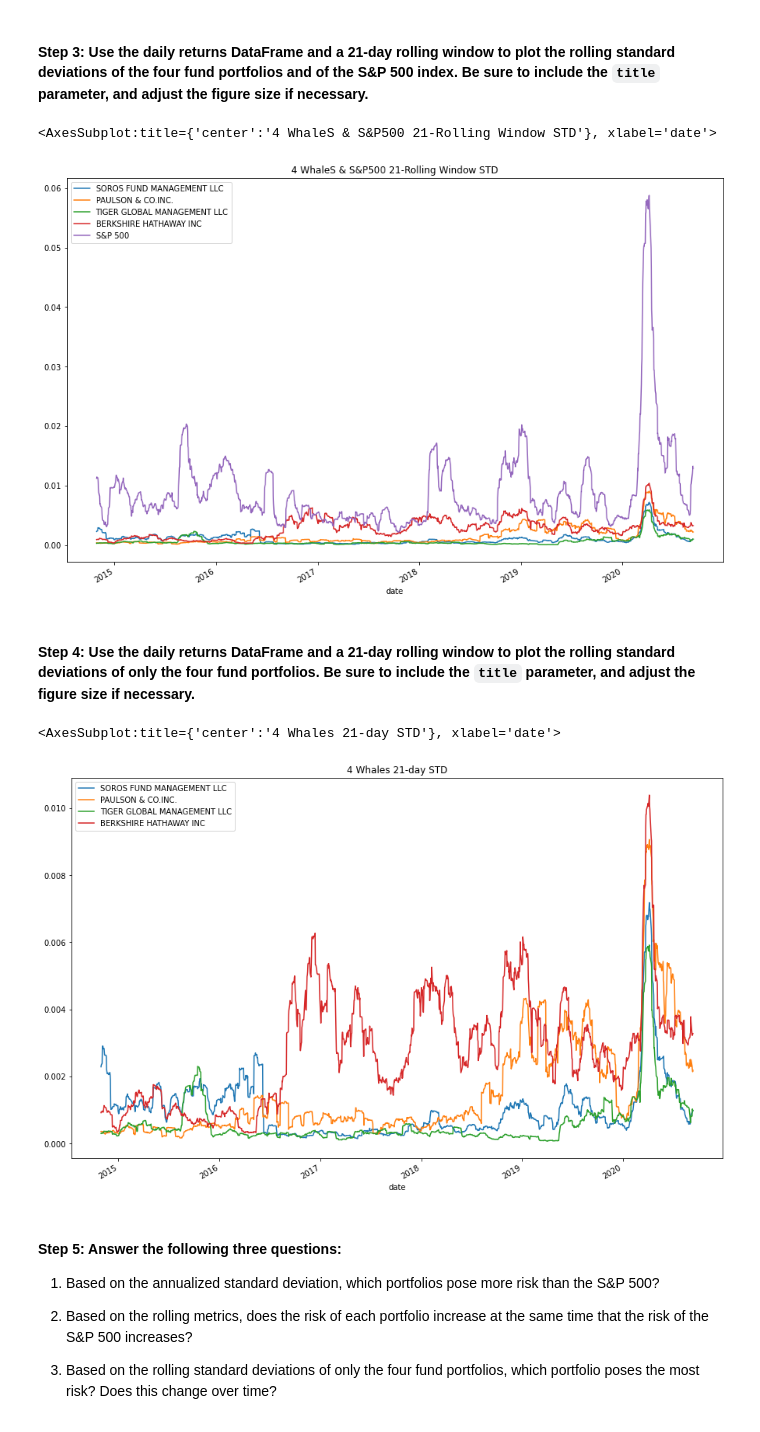
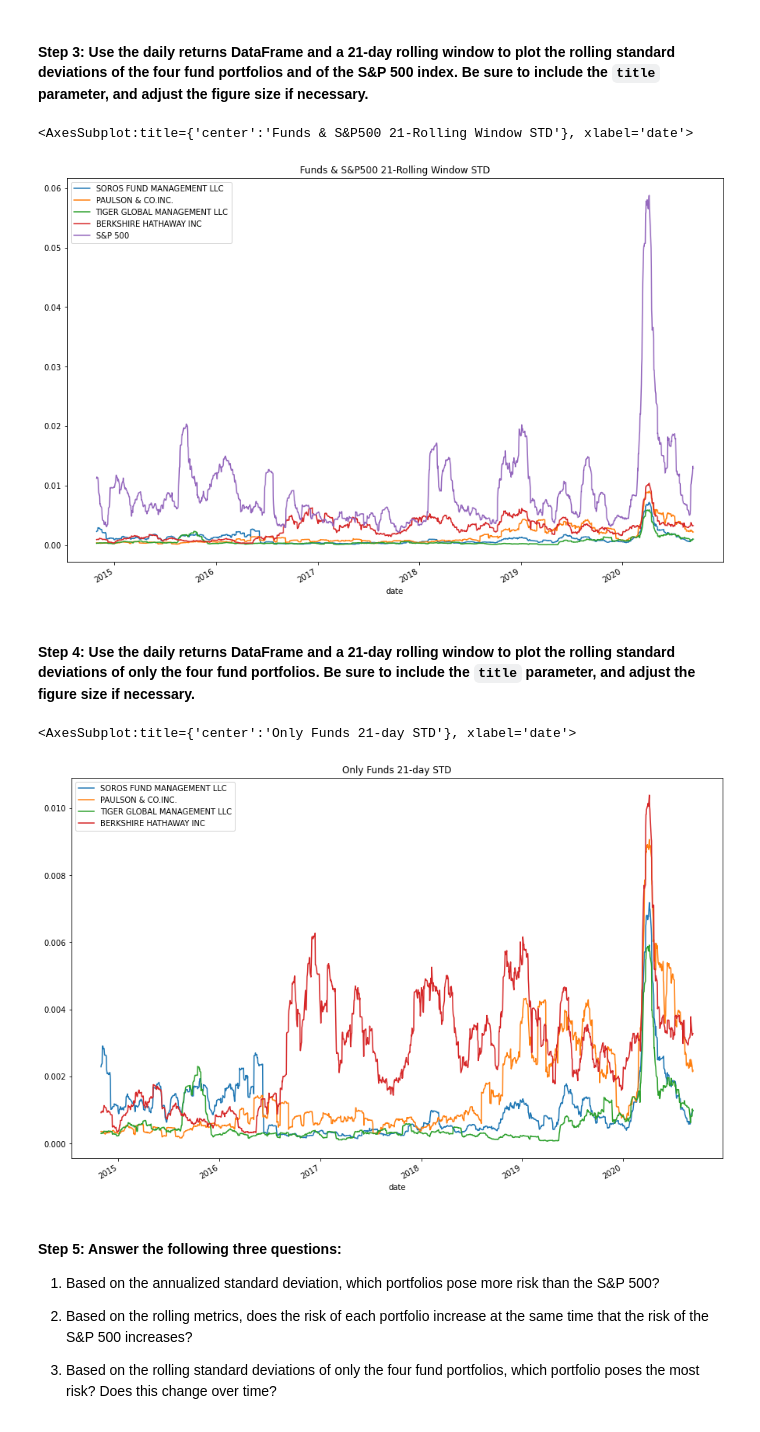
Before and after one commit to MaureenKC/Quantitative-Analysis-Challenge, a Jupyter notebook: Quantitative_Analysis/risk_return_analysis.ipynb, the cells around one changed output. Cells and saved outputs as stored; diff of their text form; code cells hidden in the pictures.

```diff
--- a/Quantitative_Analysis/risk_return_analysis.ipynb
+++ b/Quantitative_Analysis/risk_return_analysis.ipynb
@@ -109,9 +109,9 @@ from pathlib import Path
 # %%
 # Import the data by reading in the CSV file and setting the DatetimeIndex
 # Review the first 5 rows of the DataFrame
-whale_navs_df=pd.read_csv(Path("../Quantitative_Analysis/Resources/whale_navs.csv") ,index_col="date" , parse_dates= True , infer_datetime_format= True )
+whale_df=pd.read_csv(Path("../Quantitative_Analysis/Resources/whale_navs.csv") ,index_col="date" , parse_dates= True , infer_datetime_format= True )
 
-whale_navs_df.head()
+whale_df.head()
 # %% [output]
 |  | SOROS FUND MANAGEMENT LLC | PAULSON & CO.INC. | TIGER GLOBAL MANAGEMENT LLC | BERKSHIRE HATHAWAY INC | S&P 500 |
 | date |  |  |  |  |  |
@@ -126,9 +126,9 @@ whale_navs_df.head()
 # Prepare for the analysis by converting the dataframe of NAVs and prices to daily returns
 # Drop any rows with all missing values
 # Review the first five rows of the daily returns DataFrame.
-whale_nav_daily_returns=whale_navs_df.pct_change().dropna()
+whale_daily_returns=whale_df.pct_change().dropna()
 
-whale_nav_daily_returns.head()
+whale_daily_returns.head()
 # %% [output]
 |  | SOROS FUND MANAGEMENT LLC | PAULSON & CO.INC. | TIGER GLOBAL MANAGEMENT LLC | BERKSHIRE HATHAWAY INC | S&P 500 |
 | date |  |  |  |  |  |
@@ -260,24 +260,24 @@ dtype: float64
 # %%
 # Using the daily returns DataFrame and a 21-day rolling window,
 # plot the rolling standard deviation of the 4 portfolios and the S&P 500
 # Include a title parameter and adjust the figure size
-whale_nav_21_window=whale_nav_daily_returns.rolling(window=21).std()
+whale_21_window=whale_daily_returns.rolling(window=21).std()
 
-whale_nav_21_window.plot(figsize=(15 ,10) , title="4 WhaleS & S&P500 21-Rolling Window STD")
+whale_21_window.plot(figsize=(15 ,10) , title="Funds & S&P500 21-Rolling Window STD")
 # %% [output]
-<AxesSubplot:title={'center':'4 WhaleS & S&P500 21-Rolling Window STD'}, xlabel='date'>
+<AxesSubplot:title={'center':'Funds & S&P500 21-Rolling Window STD'}, xlabel='date'>
-[figure, old version]
+[figure, new version]
 # %% [markdown]
 #### Step 4: Use the daily returns DataFrame and a 21-day rolling window to plot the rolling standard deviations of only the four fund portfolios. Be sure to include the `title` parameter, and adjust the figure size if necessary.
 # %%
 # Using the daily return data and a 21-day rolling window, plot the rolling standard deviation of just the 4 portfolios.
 # Include a title parameter and adjust the figure size
 
-whale_navs_4_return=whale_navs_4_df.pct_change().dropna()
-whale_navs_4_window_21=whale_navs_4_return.rolling(window=21).std()
-whale_navs_4_window_21.plot(figsize=(15 , 10) ,title ="4 Whales 21-day STD")
+funds_only_return=funds_only_df.pct_change().dropna()
+funds_only_window_21=funds_only_return.rolling(window=21).std()
+funds_only_window_21.plot(figsize=(15 , 10) ,title ="Only Funds 21-day STD")
 # %% [output]
-<AxesSubplot:title={'center':'4 Whales 21-day STD'}, xlabel='date'>
+<AxesSubplot:title={'center':'Only Funds 21-day STD'}, xlabel='date'>
 [figure]
 # %% [markdown]
 #### Step 5: Answer the following three questions:
```
Also changed, not shown: parts of 12 cells of this notebook, 1 other file.
